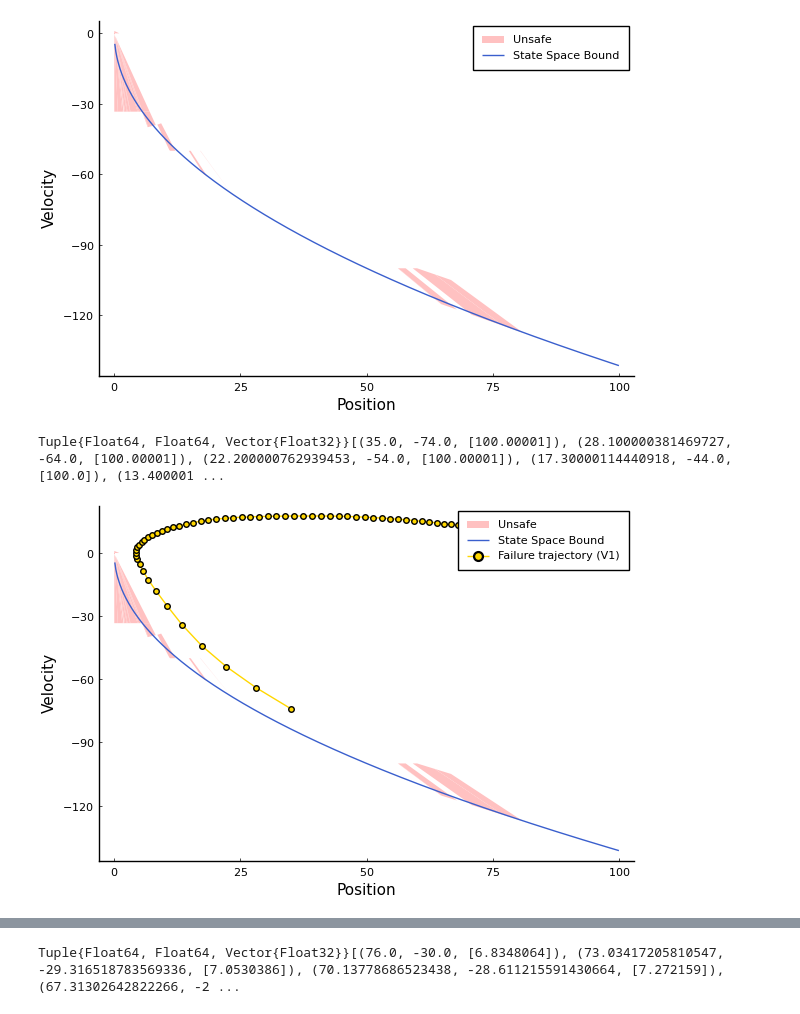
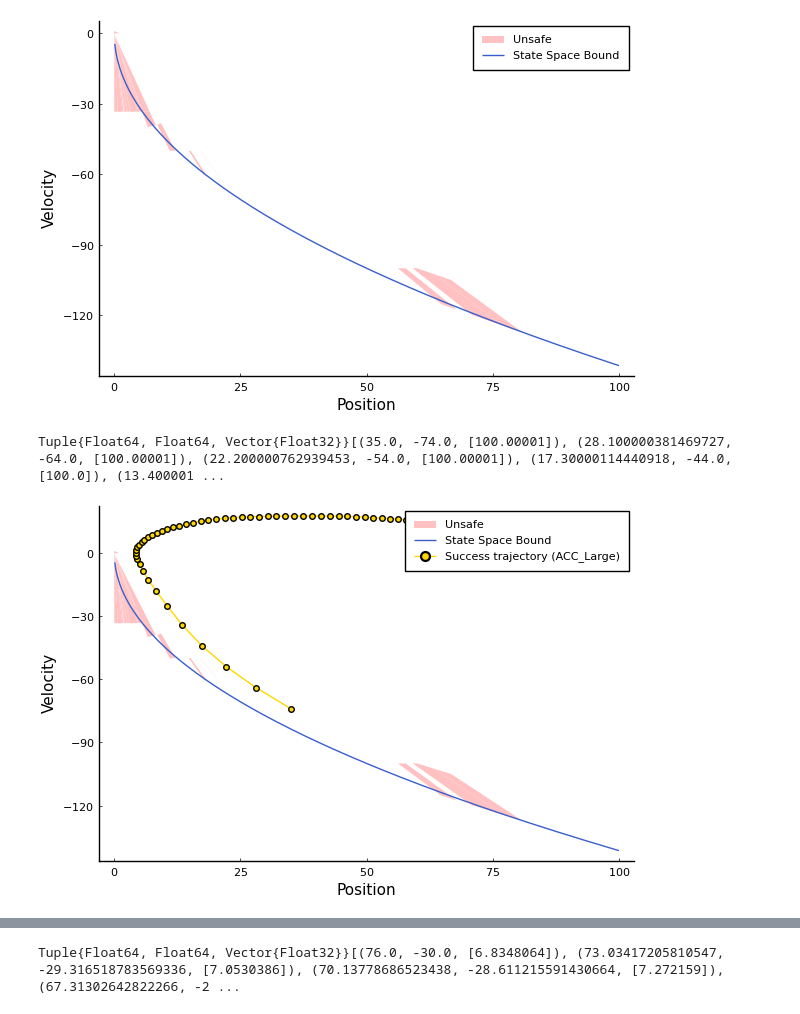
Before and after one commit to samysweb/NCubeV, a Jupyter notebook: experiments/acc/Analysis.ipynb, the cells around one changed output, grey strips where cells are left out. Drawn from its saved outputs; the diff is of its cells as text; code cells hidden in the pictures.

Commit message:
Improved plot

```diff
--- a/experiments/acc/Analysis.ipynb
+++ b/experiments/acc/Analysis.ipynb
@@ -415,8 +415,8 @@ fig_v2_larger_approx3_copy = deepcopy(fig_v2_larger_approx3)
 # %% [output]
 [figure]
 # %%
-trajectory_plot_v2_large = plot_simulation(fig_v2_larger_approx3_copy,"training/ppo_acc_bigger_200000_steps.onnx", [35., -74.],"Failure trajectory (V1)",:gold,:circle)
+trajectory_plot_v2_large = plot_simulation(fig_v2_larger_approx3_copy,"training/ppo_acc_bigger_200000_steps.onnx", [35., -74.],"Success trajectory (ACC_Large)",:gold,:circle)
 # %% [output]
 Tuple{Float64, Float64, Vector{Float32}}[(35.0, -74.0, [100.00001]), (28.100000381469727, -64.0, [100.00001]), (22.200000762939453, -54.0, [100.00001]), (17.30000114440918, -44.0, [100.0]), (13.400001 ...
-[figure, old version]
+[figure, new version]
 # %%
```
Also changed, not shown: parts of 4 cells of this notebook, 1 other file.
